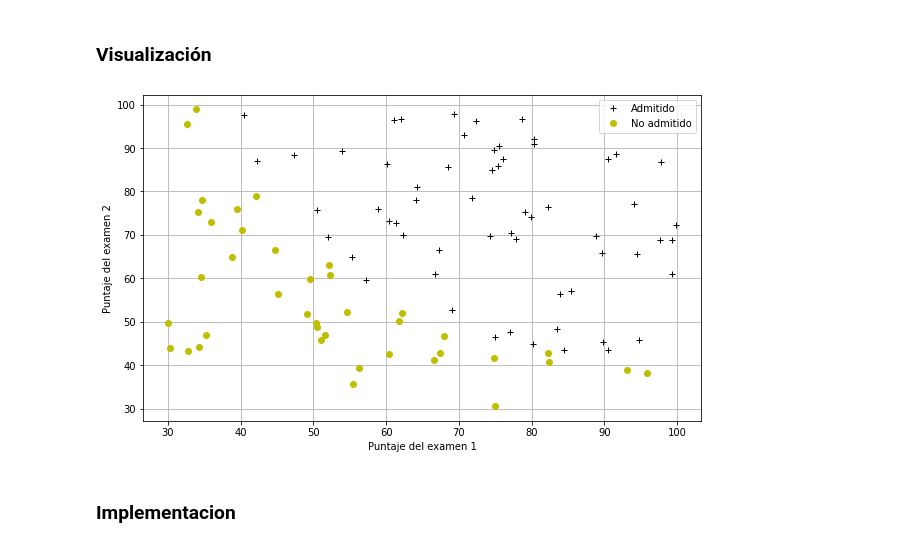
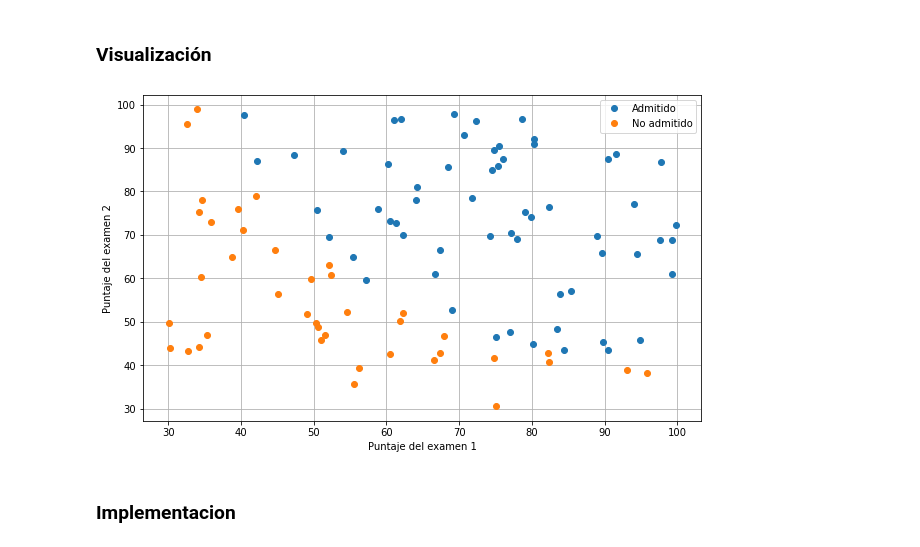
Before and after one commit to stissoni/machine-learning, a Jupyter notebook: Clasificador aspirantes universidad/Clasificador_aspirantes_a_universidad.ipynb, the cells around one changed output. Drawn from its saved outputs; the diff is of its cells as text; code cells hidden in the pictures.

```diff
--- a/Clasificador aspirantes universidad/Clasificador_aspirantes_a_universidad.ipynb
+++ b/Clasificador aspirantes universidad/Clasificador_aspirantes_a_universidad.ipynb
@@ -24,21 +24,21 @@ X = np.insert(X,0,1,axis=1)
 ### Visualización
 # %%
 #Dividir los datos entre los admitidos y los rechazados
-adm = np.array([X[i] for i in range(X.shape[0]) if y[i] == 1])
-noAdm = np.array([X[i] for i in range(X.shape[0]) if y[i] == 0])
+admitido = np.array([X[i] for i in range(X.shape[0]) if y[i] == 1])
+no_admitido = np.array([X[i] for i in range(X.shape[0]) if y[i] == 0])
 # %%
 def plotData():
     plt.figure(figsize=(10,6))
-    plt.plot(adm[:,1],adm[:,2],'k+',label='Admitido')
-    plt.plot(noAdm[:,1],noAdm[:,2],'yo',label='No admitido')
+    plt.plot(admitido[:,1],admitido[:,2],"o",label='Admitido')
+    plt.plot(no_admitido[:,1],no_admitido[:,2],"o",label='No admitido')
     plt.xlabel('Puntaje del examen 1')
     plt.ylabel('Puntaje del examen 2')
     plt.legend()
     plt.grid(True)
 
 plotData()
 # %% [output]
-[figure, old version]
+[figure, new version]
 # %% [markdown]
 ### Implementacion
 # %% [markdown]
```
Also changed, not shown: parts of 8 cells of this notebook.
